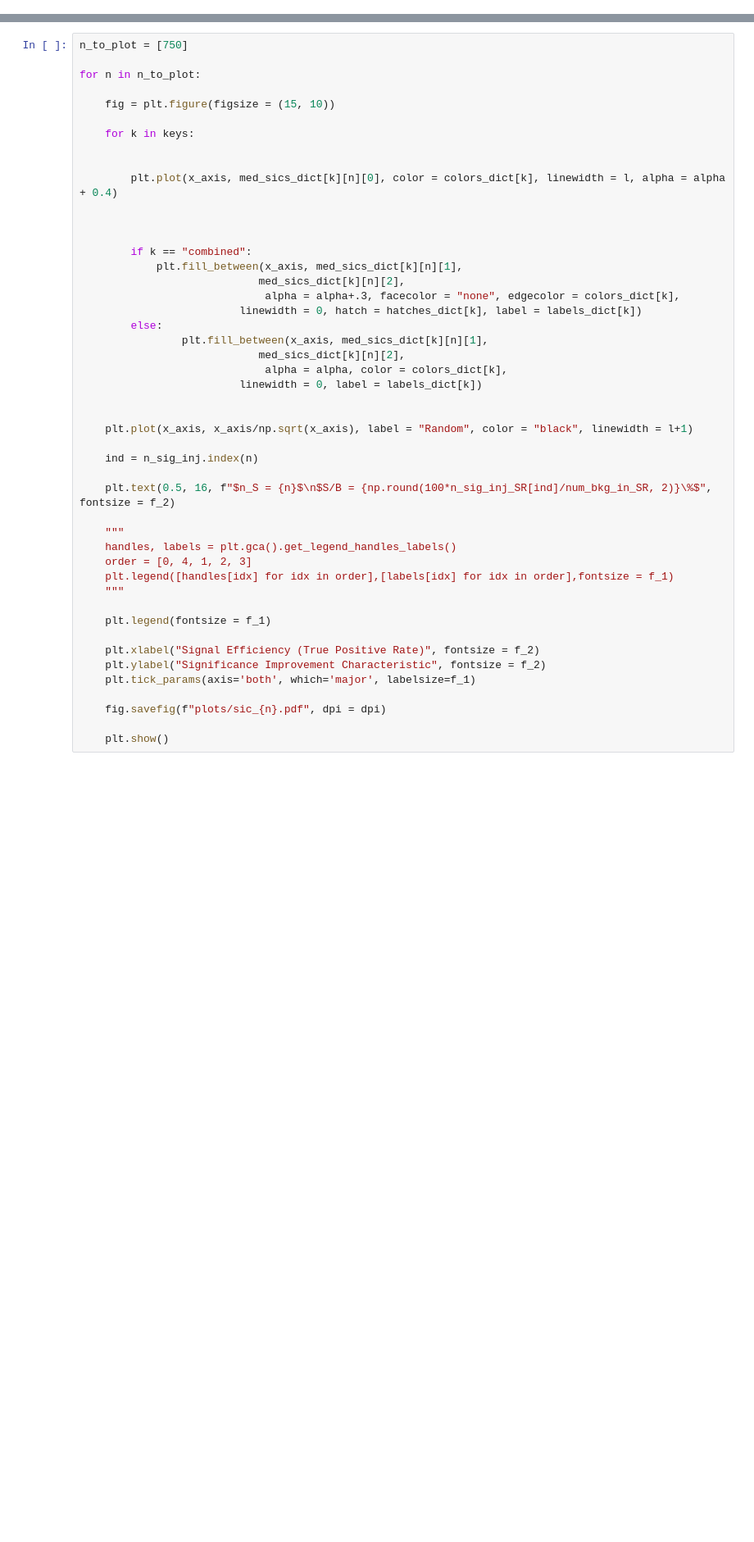
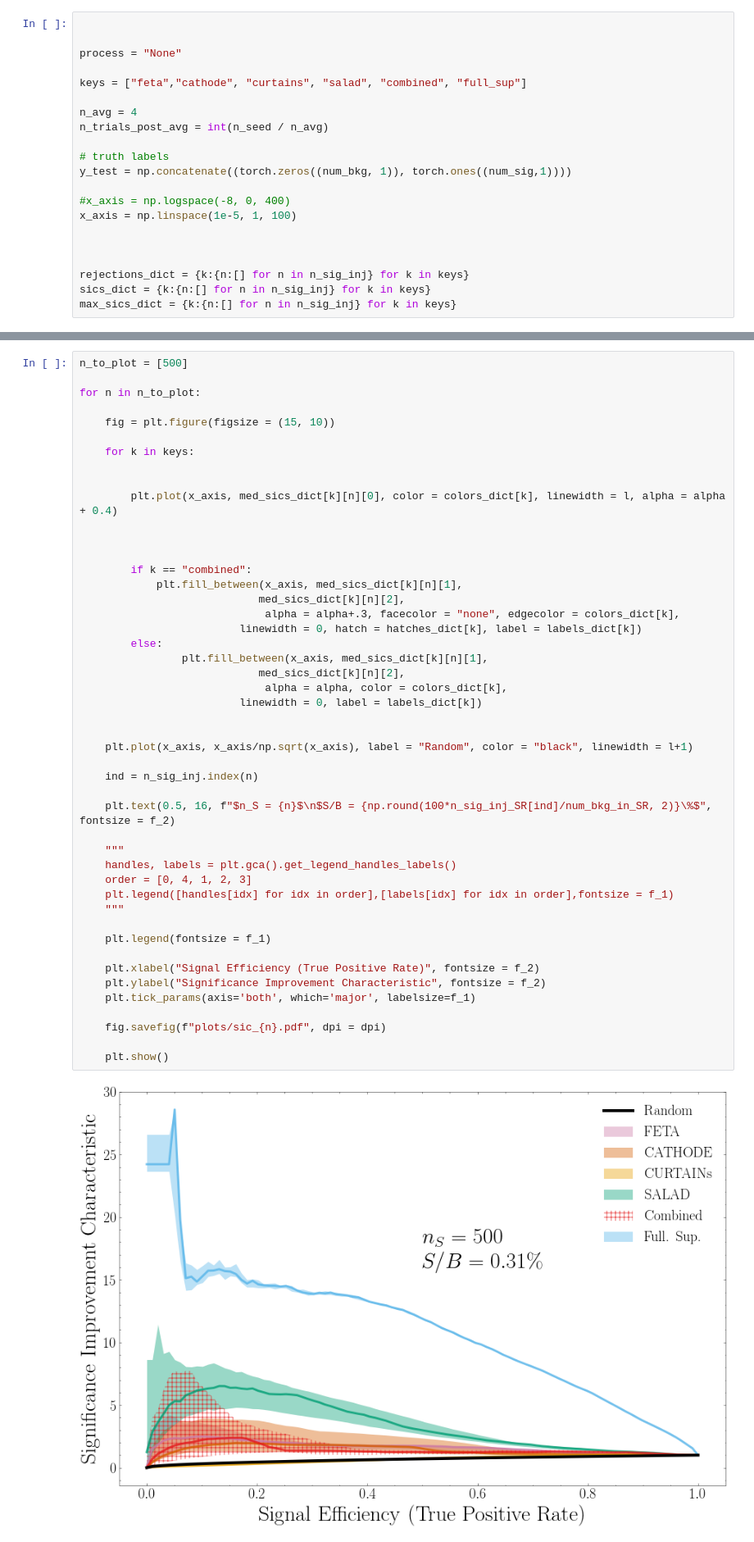
Before and after one commit to rmastand/synthetic_SM_AD, a Jupyter notebook: synthetic_samples_summary_ensembling.ipynb, the cells around one changed output, grey strips where cells are left out. Shown at 82% size. Saved outputs shown, nothing was run; the diff lists cells and outputs as text; blank space fills up the shorter version.

```diff
--- a/synthetic_samples_summary_ensembling.ipynb
+++ b/synthetic_samples_summary_ensembling.ipynb
@@ -113,0 +28,21 @@ KeyboardInterrupt:
+# %%
+
+
+process = "None"
+
+keys = ["feta","cathode", "curtains", "salad", "combined", "full_sup"]
+
+n_avg = 4
+n_trials_post_avg = int(n_seed / n_avg)
+
+# truth labels
+y_test = np.concatenate((torch.zeros((num_bkg, 1)), torch.ones((num_sig,1))))
+
+#x_axis = np.logspace(-8, 0, 400)
+x_axis = np.linspace(1e-5, 1, 100)
+
+
+
+rejections_dict = {k:{n:[] for n in n_sig_inj} for k in keys}
+sics_dict = {k:{n:[] for n in n_sig_inj} for k in keys}
+max_sics_dict = {k:{n:[] for n in n_sig_inj} for k in keys}
@@ -233,7 +237,7 @@ for i, n in enumerate(n_sig_inj_SR):
 # %% [markdown]
 # SIC
 # %%
-n_to_plot = [750]
+n_to_plot = [500]
 
 for n in n_to_plot:
 
@@ -252,33 +256,35 @@ for n in n_to_plot:
                              alpha = alpha+.3, facecolor = "none", edgecolor = colors_dict[k],
                          linewidth = 0, hatch = hatches_dict[k], label = labels_dict[k])
         else:
                 plt.fill_between(x_axis, med_sics_dict[k][n][1],
                             med_sics_dict[k][n][2],
                              alpha = alpha, color = colors_dict[k],
                          linewidth = 0, label = labels_dict[k])
 
 
     plt.plot(x_axis, x_axis/np.sqrt(x_axis), label = "Random", color = "black", linewidth = l+1)
 
     ind = n_sig_inj.index(n)
 
     plt.text(0.5, 16, f"$n_S = {n}$\n$S/B = {np.round(100*n_sig_inj_SR[ind]/num_bkg_in_SR, 2)}\%$", fontsize = f_2)
 
     """
     handles, labels = plt.gca().get_legend_handles_labels()
     order = [0, 4, 1, 2, 3]
     plt.legend([handles[idx] for idx in order],[labels[idx] for idx in order],fontsize = f_1)
     """
 
     plt.legend(fontsize = f_1)
 
     plt.xlabel("Signal Efficiency (True Positive Rate)", fontsize = f_2)
     plt.ylabel("Significance Improvement Characteristic", fontsize = f_2)
     plt.tick_params(axis='both', which='major', labelsize=f_1)
 
     fig.savefig(f"plots/sic_{n}.pdf", dpi = dpi)
 
     plt.show()
+# %% [output]
+[figure, added]
 # %% [markdown]
 # Rejection
 # %%
```
Also changed, not shown: parts of 8 cells of this notebook, 3 other files.
